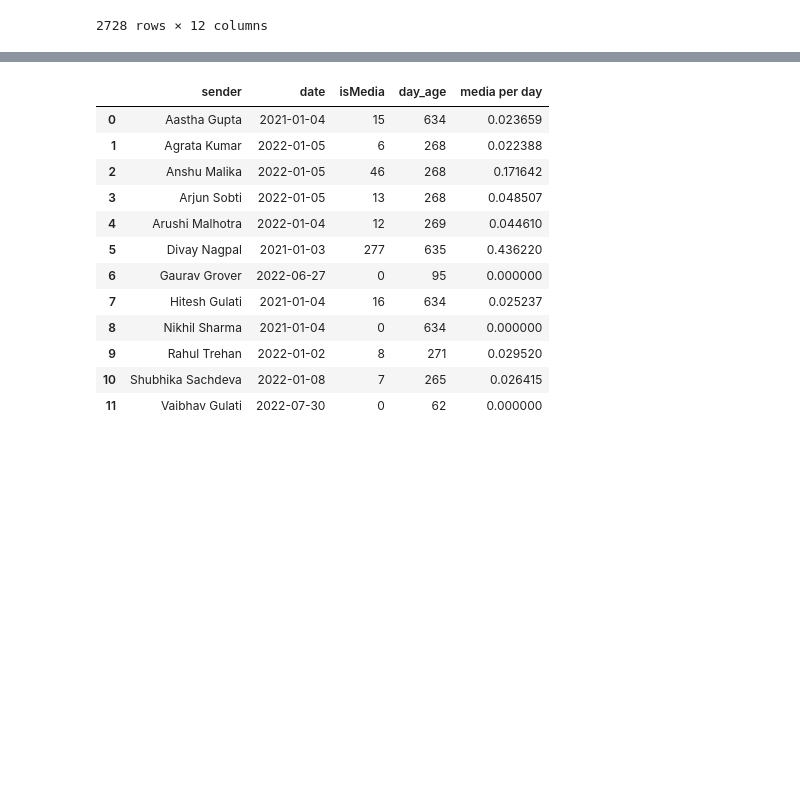
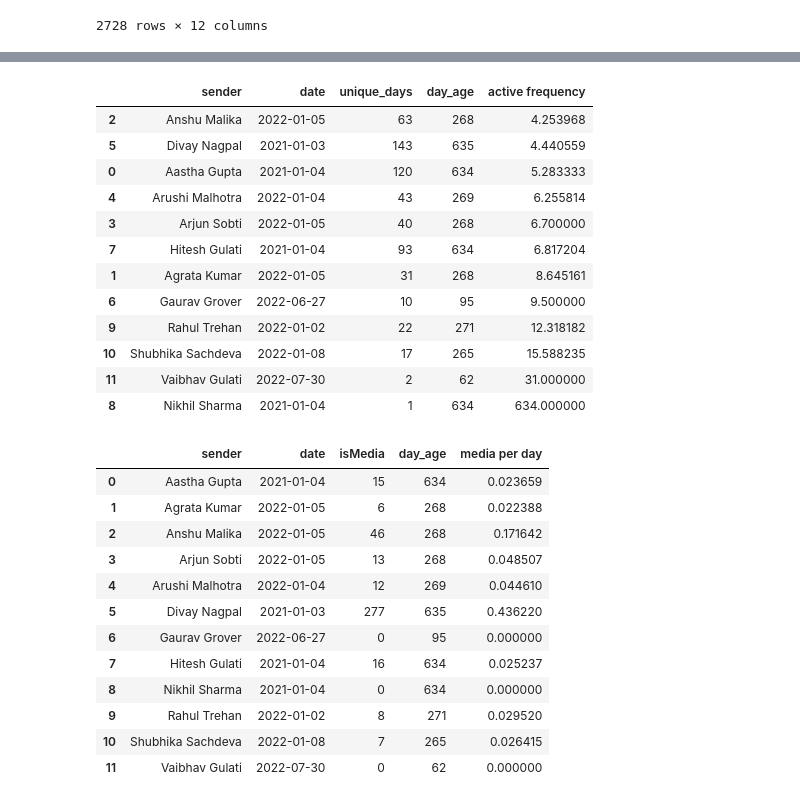
Before and after one commit to hiteshgulati/play, a Jupyter notebook: whatsapp/whatsapp.ipynb, the cells around one changed output, grey strips where cells are left out. Drawn from its saved outputs; the diff is of its cells as text; code cells hidden in the pictures; blank space fills up the shorter version.

```diff
--- a/whatsapp.ipynb
+++ b/whatsapp/whatsapp.ipynb
@@ -95,9 +95,24 @@ message_count
 # %%
 # Best Frequency
 message_count = df[['sender','date','message']].groupby('sender',as_index=False)\
     .agg(date=('date', 'min'), unique_days=('date', 'nunique'))
 message_count['day_age'] = (date.today() - message_count['date']).apply(lambda x: x.days)
 message_count['active frequency'] =  message_count['day_age'] / message_count['unique_days']
+message_count.sort_values(by='active frequency',ascending=True)
+# %% [output]
+|  | sender | date | unique_days | day_age | active frequency |
+| 2 | Anshu Malika | 2022-01-05 | 63 | 268 | 4.253968 |
+| 5 | Divay Nagpal | 2021-01-03 | 143 | 635 | 4.440559 |
+| 0 | Aastha Gupta | 2021-01-04 | 120 | 634 | 5.283333 |
+| 4 | Arushi Malhotra | 2022-01-04 | 43 | 269 | 6.255814 |
+| 3 | Arjun Sobti | 2022-01-05 | 40 | 268 | 6.700000 |
+| 7 | Hitesh Gulati | 2021-01-04 | 93 | 634 | 6.817204 |
+| 1 | Agrata Kumar | 2022-01-05 | 31 | 268 | 8.645161 |
+| 6 | Gaurav Grover | 2022-06-27 | 10 | 95 | 9.500000 |
+| 9 | Rahul Trehan | 2022-01-02 | 22 | 271 | 12.318182 |
+| 10 | Shubhika Sachdeva | 2022-01-08 | 17 | 265 | 15.588235 |
+| 11 | Vaibhav Gulati | 2022-07-30 | 2 | 62 | 31.000000 |
+| 8 | Nikhil Sharma | 2021-01-04 | 1 | 634 | 634.000000 |
 # %%
 # Media Shared
 message_count = df[['sender','date','isMedia']].groupby('sender',as_index=False).agg({"date": min,"isMedia": 'sum'})
```
Also changed, not shown: parts of 3 cells of this notebook, 14 other files.
